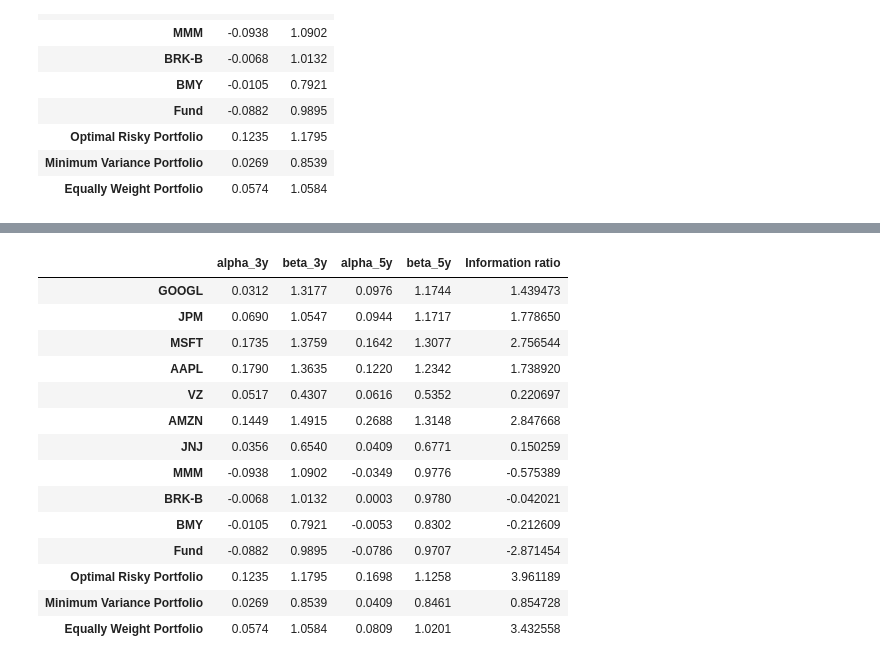
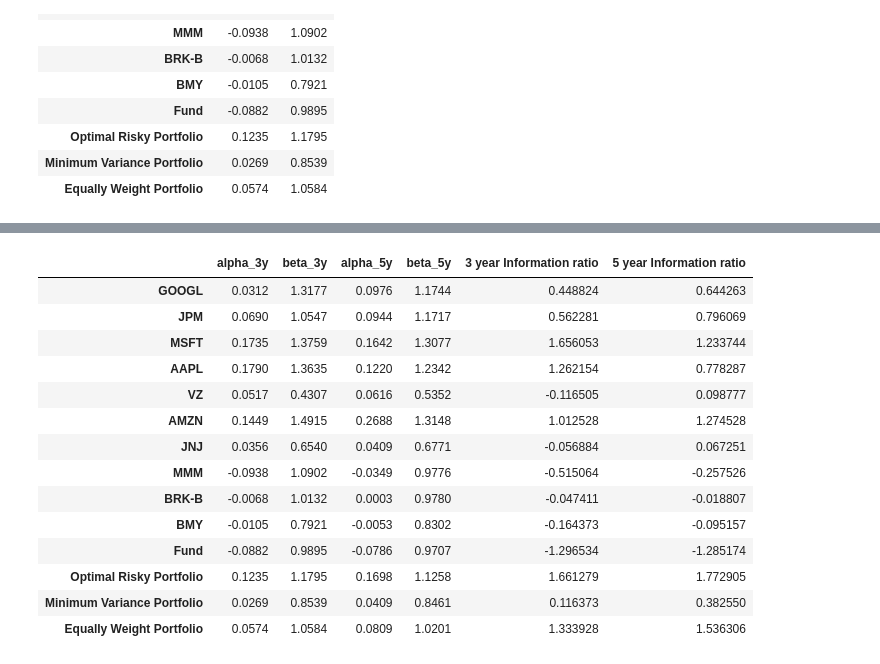
Before and after one commit to AndyCheungSZU/Portfolio-Management-Coursework, a Jupyter notebook: alpha, beta, r-square, information ratio(Based on Russell 1000).ipynb, the cells around one changed output, grey strips where cells are left out. Drawn from its saved outputs; the diff is of its cells as text; code cells hidden in the pictures.

```diff
--- a/alpha, beta, r-square, information ratio(Based on Russell 1000).ipynb
+++ b/alpha, beta, r-square, information ratio(Based on Russell 1000).ipynb
@@ -149,16 +160,16 @@ AB_3y
 | Equally Weight Portfolio | 0.0574 | 1.0584 |
 # %%
 # Tracking return
-TR = []
+TR_5y = []
 
 for asset in Cols:
     tr = Daily_return.loc[:, asset] - Daily_return.iloc[:, -1]
-    TR.append(tr)
+    TR_5y.append(tr)
 
-TR_T = pd.DataFrame(TR)
-TR = TR_T.T
-TR.columns = Cols
-TR.head()
+TR_5y_T = pd.DataFrame(TR_5y)
+TR_5y = TR_5y_T.T
+TR_5y.columns = Cols
+TR_5y.head()
 # %% [output]
 |  | GOOGL | JPM | MSFT | AAPL | VZ | AMZN | JNJ | MMM | BRK-B | BMY | Fund | ... |
 | Date |  |  |  |  |  |  |  |  |  |  |  | ... |
@@ -168,8 +179,8 @@ TR.head()
 | 2015-01-07 | -0.014591 | -0.010124 | 0.001055 | 0.002372 | -0.018103 | -0.001050 | 0.010426 | -0.004401 | 0.002243 | 0.001346 | 0.000532 | ... |
 | 2015-01-08 | -0.014211 | 0.004651 | 0.011723 | 0.020727 | 0.003738 | -0.010859 | -0.009833 | 0.006272 | -0.000971 | 0.007288 | -0.001113 | ... |
 # %%
-information_ratio = np.sqrt(len(TR)) * TR.mean() / TR.std()
+information_ratio_5y = np.sqrt(252) * TR_5y.mean() / TR_5y.std()
 
-INR = pd.DataFrame(information_ratio, columns=['Information ratio'])
-INR
+INR_5y = pd.DataFrame(information_ratio_5y, columns=['5 year Information ratio'])
+INR_5y
 # %% [output]
@@ -190,0 +202,15 @@ INR
+# %%
+TR_3y = []
+
+for asset in Cols:
+    tr = ret_2017_2019.loc[:, asset] - ret_2017_2019.iloc[:, -1]
+    TR_3y.append(tr)
+
+TR_3y_T = pd.DataFrame(TR_3y)
+TR_3y = TR_3y_T.T
+TR_3y.columns = Cols
+
+information_ratio_3y = np.sqrt(252) * TR_3y.mean() / TR_3y.std()
+
+INR_3y = pd.DataFrame(information_ratio_3y, columns=['3 year Information ratio'])
+INR_3y
@@ -191,20 +233,20 @@ INR
 # %%
-indicators = pd.concat([AB_3y, AB_5y, INR], axis=1, sort=False)
+indicators = pd.concat([AB_3y, AB_5y, INR_3y, INR_5y], axis=1, sort=False)
 
 indicators
 # %% [output]
-|  | alpha_3y | beta_3y | alpha_5y | beta_5y | Information ratio |
-| GOOGL | 0.0312 | 1.3177 | 0.0976 | 1.1744 | 1.439473 |
-| JPM | 0.0690 | 1.0547 | 0.0944 | 1.1717 | 1.778650 |
-| MSFT | 0.1735 | 1.3759 | 0.1642 | 1.3077 | 2.756544 |
-| AAPL | 0.1790 | 1.3635 | 0.1220 | 1.2342 | 1.738920 |
-| VZ | 0.0517 | 0.4307 | 0.0616 | 0.5352 | 0.220697 |
-| AMZN | 0.1449 | 1.4915 | 0.2688 | 1.3148 | 2.847668 |
-| JNJ | 0.0356 | 0.6540 | 0.0409 | 0.6771 | 0.150259 |
-| MMM | -0.0938 | 1.0902 | -0.0349 | 0.9776 | -0.575389 |
-| BRK-B | -0.0068 | 1.0132 | 0.0003 | 0.9780 | -0.042021 |
-| BMY | -0.0105 | 0.7921 | -0.0053 | 0.8302 | -0.212609 |
-| Fund | -0.0882 | 0.9895 | -0.0786 | 0.9707 | -2.871454 |
-| Optimal Risky Portfolio | 0.1235 | 1.1795 | 0.1698 | 1.1258 | 3.961189 |
-| Minimum Variance Portfolio | 0.0269 | 0.8539 | 0.0409 | 0.8461 | 0.854728 |
-| Equally Weight Portfolio | 0.0574 | 1.0584 | 0.0809 | 1.0201 | 3.432558 |
+|  | alpha_3y | beta_3y | alpha_5y | beta_5y | 3 year Information ratio | 5 year Information ratio |
+| GOOGL | 0.0312 | 1.3177 | 0.0976 | 1.1744 | 0.448824 | 0.644263 |
+| JPM | 0.0690 | 1.0547 | 0.0944 | 1.1717 | 0.562281 | 0.796069 |
+| MSFT | 0.1735 | 1.3759 | 0.1642 | 1.3077 | 1.656053 | 1.233744 |
+| AAPL | 0.1790 | 1.3635 | 0.1220 | 1.2342 | 1.262154 | 0.778287 |
+| VZ | 0.0517 | 0.4307 | 0.0616 | 0.5352 | -0.116505 | 0.098777 |
+| AMZN | 0.1449 | 1.4915 | 0.2688 | 1.3148 | 1.012528 | 1.274528 |
+| JNJ | 0.0356 | 0.6540 | 0.0409 | 0.6771 | -0.056884 | 0.067251 |
+| MMM | -0.0938 | 1.0902 | -0.0349 | 0.9776 | -0.515064 | -0.257526 |
+| BRK-B | -0.0068 | 1.0132 | 0.0003 | 0.9780 | -0.047411 | -0.018807 |
+| BMY | -0.0105 | 0.7921 | -0.0053 | 0.8302 | -0.164373 | -0.095157 |
+| Fund | -0.0882 | 0.9895 | -0.0786 | 0.9707 | -1.296534 | -1.285174 |
+| Optimal Risky Portfolio | 0.1235 | 1.1795 | 0.1698 | 1.1258 | 1.661279 | 1.772905 |
+| Minimum Variance Portfolio | 0.0269 | 0.8539 | 0.0409 | 0.8461 | 0.116373 | 0.382550 |
+| Equally Weight Portfolio | 0.0574 | 1.0584 | 0.0809 | 1.0201 | 1.333928 | 1.536306 |
```
Also changed, not shown: parts of 8 cells of this notebook.
